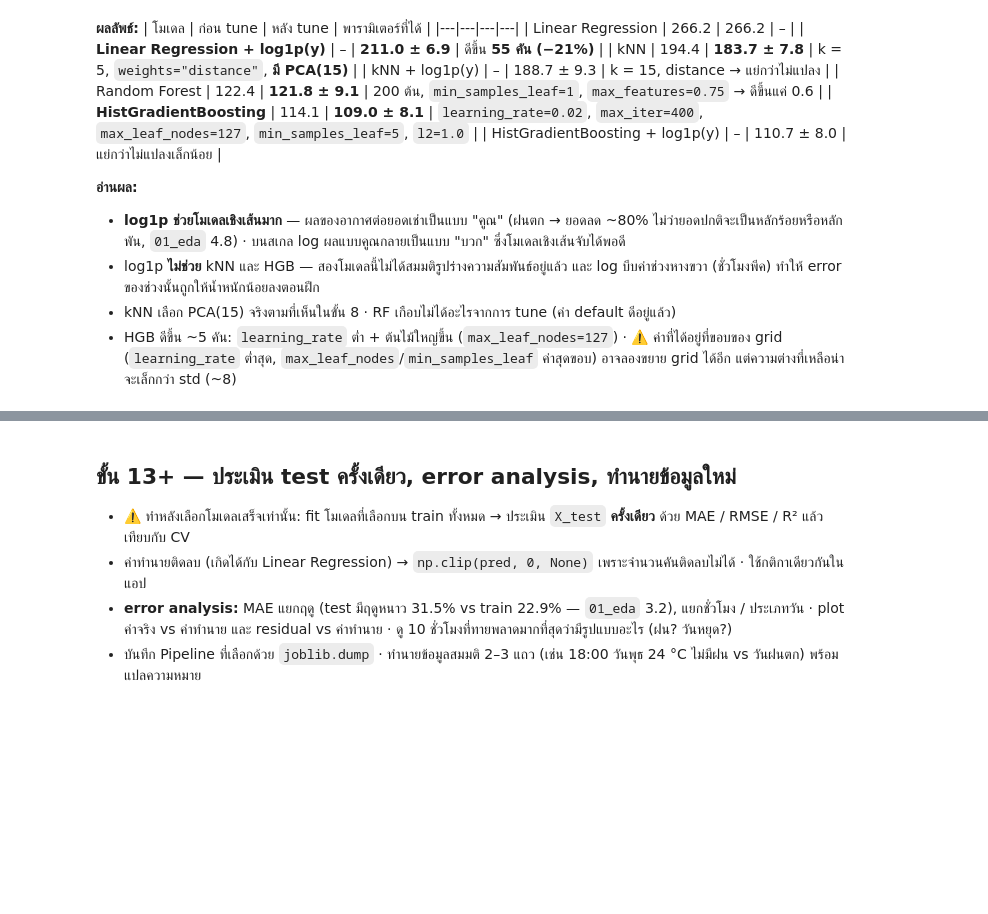
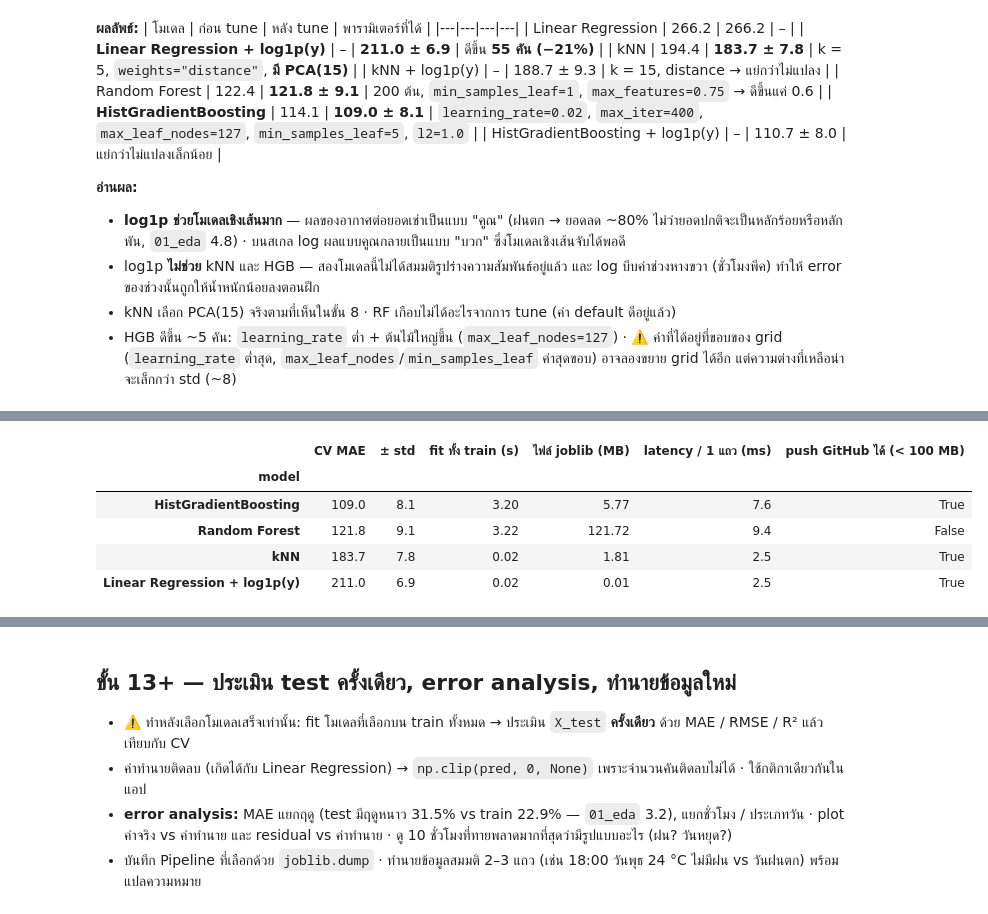
Before and after one commit to Sh080205/seoul-bike-demand, a Jupyter notebook: notebooks/02_modeling.ipynb, the cells around one changed output, grey strips where cells are left out. Cells and saved outputs as stored; diff of their text form; code cells hidden in the pictures; blank space fills up the shorter version.

```diff
--- a/notebooks/02_modeling.ipynb
+++ b/notebooks/02_modeling.ipynb
@@ -1043,0 +1046,41 @@ HistGradientBoosting + log1p(y)   110.7      8.0
+# %%
+import io
+
+import joblib
+
+FINALISTS = {   # ตัวที่ดีที่สุดของแต่ละตระกูลจากขั้น 11 (best_estimator_ ถูก refit บน train ทั้งหมดแล้ว)
+    "Linear Regression + log1p(y)": searches["Linear Regression + log1p(y)"],
+    "kNN": searches["kNN"],
+    "Random Forest": searches["Random Forest"],
+    "HistGradientBoosting": searches["HistGradientBoosting"],
+}
+one_row = X_train.iloc[[0]]
+rows = []
+for name, s in FINALISTS.items():
+    est = s.best_estimator_
+    t0 = time.perf_counter()
+    clone(est).fit(X_train, y_train)
+    fit_s = time.perf_counter() - t0
+    buf = io.BytesIO()
+    joblib.dump(est, buf)
+    lat = []
+    for _ in range(30):
+        t0 = time.perf_counter()
+        est.predict(one_row)
+        lat.append(time.perf_counter() - t0)
+    rows.append({
+        "model": name,
+        "CV MAE": -s.best_score_, "± std": s.cv_results_["std_test_score"][s.best_index_],
+        "fit ทั้ง train (s)": fit_s, "ไฟล์ joblib (MB)": len(buf.getvalue()) / 1e6,
+        "latency / 1 แถว (ms)": 1000 * np.median(lat),
+    })
+clo4 = pd.DataFrame(rows).set_index("model").sort_values("CV MAE")
+clo4["push GitHub ได้ (< 100 MB)"] = clo4["ไฟล์ joblib (MB)"] < 100
+clo4.round({"CV MAE": 1, "± std": 1, "fit ทั้ง train (s)": 2, "ไฟล์ joblib (MB)": 2, "latency / 1 แถว (ms)": 1})
+# %% [output]
+|  | CV MAE | ± std | fit ทั้ง train (s) | ไฟล์ joblib (MB) | latency / 1 แถว (ms) | push GitHub ได้ (< 100 MB) |
+| model |  |  |  |  |  |  |
+| HistGradientBoosting | 109.0 | 8.1 | 3.20 | 5.77 | 7.6 | True |
+| Random Forest | 121.8 | 9.1 | 3.22 | 121.72 | 9.4 | False |
+| kNN | 183.7 | 7.8 | 0.02 | 1.81 | 2.5 | True |
+| Linear Regression + log1p(y) | 211.0 | 6.9 | 0.02 | 0.01 | 2.5 | True |
```
Also changed, not shown: parts of 11 cells of this notebook, 1 other file.
